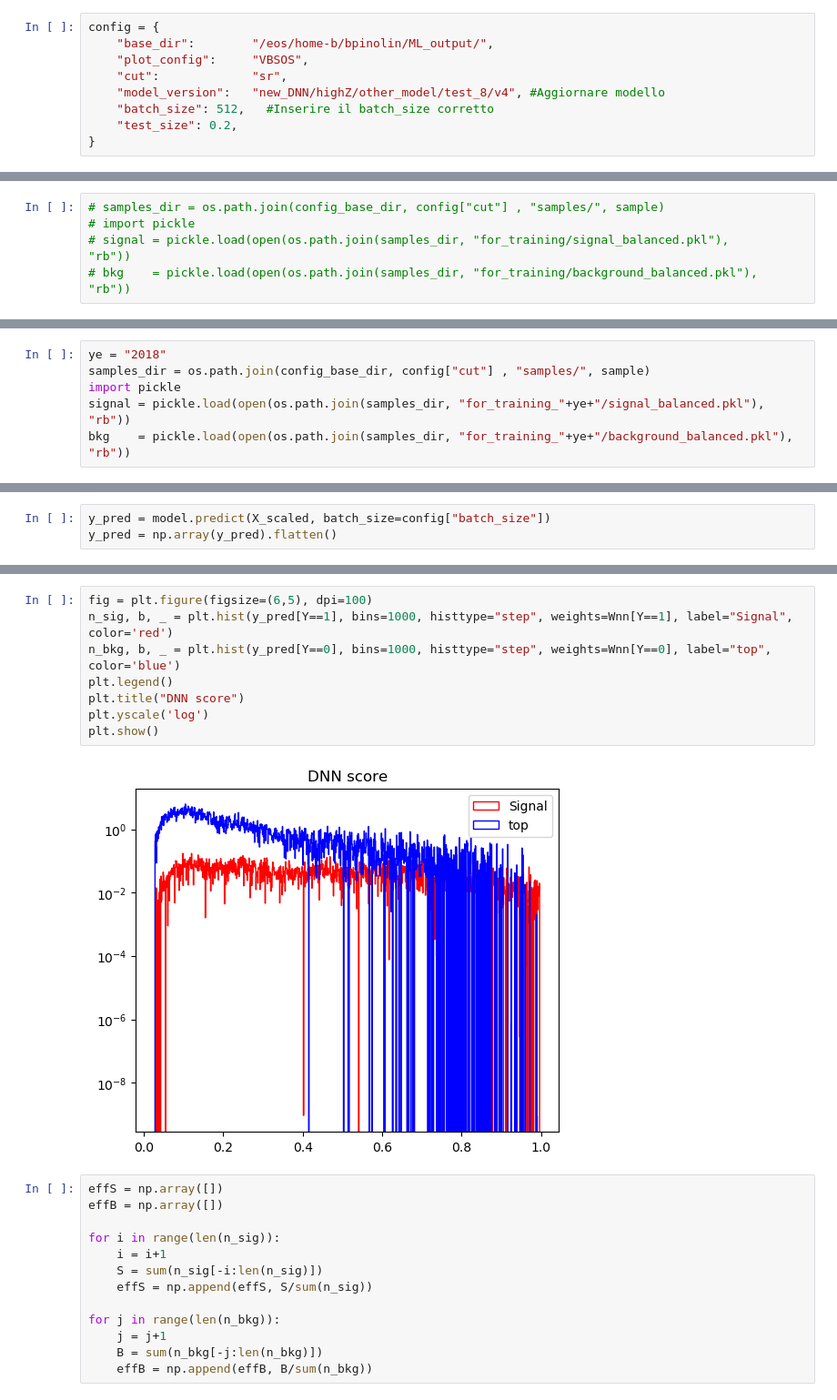
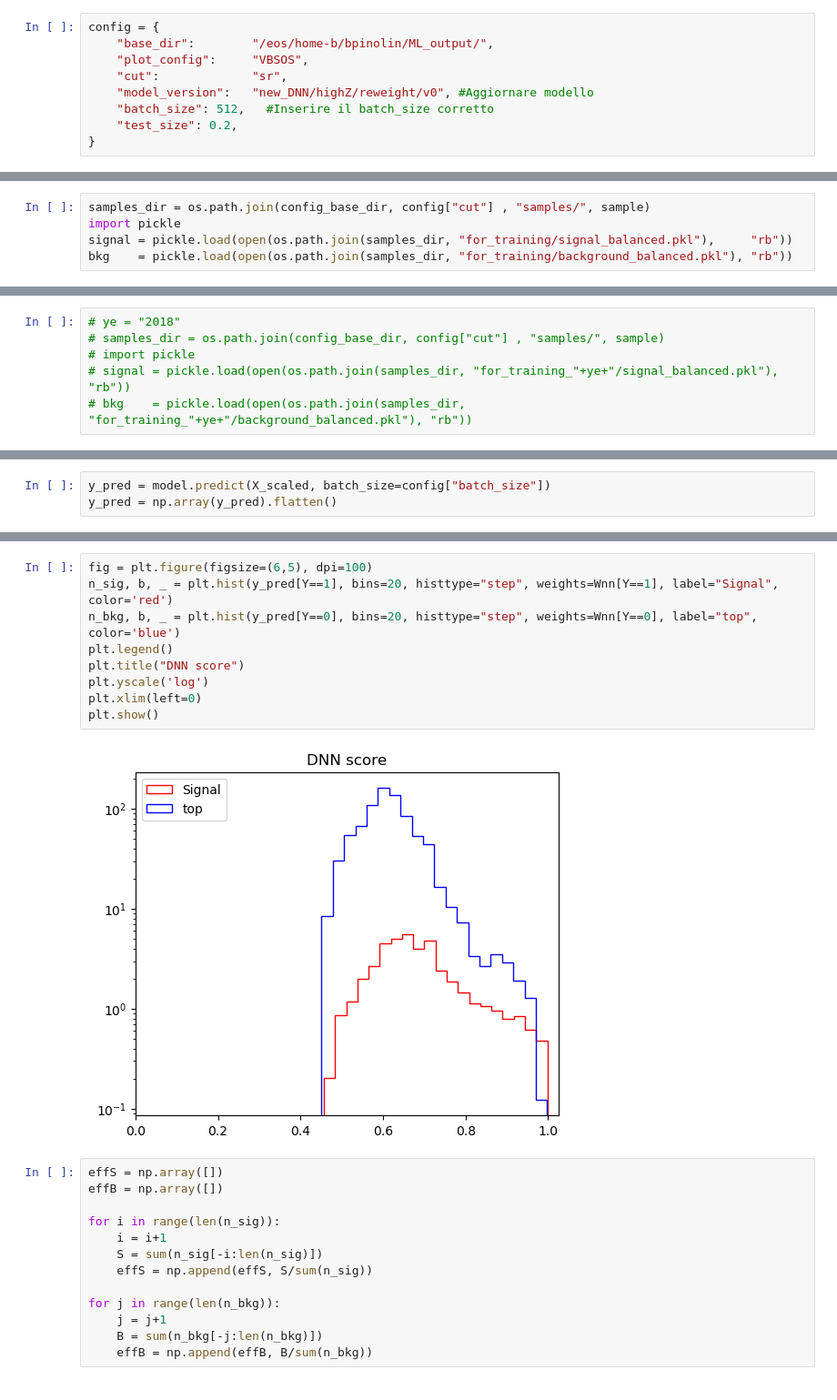
Before and after one commit to BiancaPinolini/ML_classification, a Jupyter notebook: ROC.ipynb, the cells around one changed output, grey strips where cells are left out. Shown at 91% size. Saved outputs shown, nothing was run; the diff lists cells and outputs as text.

Commit message:
new DNN reweight

```diff
--- a/ROC.ipynb
+++ b/ROC.ipynb
@@ -7,7 +7,7 @@ config = {
     "base_dir":        "/eos/home-b/bpinolin/ML_output/",
     "plot_config":     "VBSOS",
     "cut":             "sr",
-    "model_version":   "new_DNN/highZ/other_model/test_8/v4", #Aggiornare modello
+    "model_version":   "new_DNN/highZ/reweight/v0", #Aggiornare modello
     "batch_size": 512,   #Inserire il batch_size corretto
     "test_size": 0.2,
 }
@@ -28,10 +28,10 @@ model_config = yaml.safe_load(model_config_file)
 for key in ["samples_version", "cols"]:
     config[key] = model_config[key]
 # %%
-# samples_dir = os.path.join(config_base_dir, config["cut"] , "samples/", sample)
-# import pickle
-# signal = pickle.load(open(os.path.join(samples_dir, "for_training/signal_balanced.pkl"),     "rb"))
-# bkg    = pickle.load(open(os.path.join(samples_dir, "for_training/background_balanced.pkl"), "rb"))
+samples_dir = os.path.join(config_base_dir, config["cut"] , "samples/", sample)
+import pickle
+signal = pickle.load(open(os.path.join(samples_dir, "for_training/signal_balanced.pkl"),     "rb"))
+bkg    = pickle.load(open(os.path.join(samples_dir, "for_training/background_balanced.pkl"), "rb"))
 # %% [markdown]
 #### Per ottenere le ROC del modello applicato ai vari anni anni è sufficiente
 1. Commentare la casella sopra questa
@@ -40,11 +40,11 @@ for key in ["samples_version", "cols"]:
 
 Ricorda, per commentare e scommentare, seleziona e premi ``ctrl+ù``
 # %%
-ye = "2018"
-samples_dir = os.path.join(config_base_dir, config["cut"] , "samples/", sample)
-import pickle
-signal = pickle.load(open(os.path.join(samples_dir, "for_training_"+ye+"/signal_balanced.pkl"),     "rb"))
-bkg    = pickle.load(open(os.path.join(samples_dir, "for_training_"+ye+"/background_balanced.pkl"), "rb"))
+# ye = "2018"
+# samples_dir = os.path.join(config_base_dir, config["cut"] , "samples/", sample)
+# import pickle
+# signal = pickle.load(open(os.path.join(samples_dir, "for_training_"+ye+"/signal_balanced.pkl"),     "rb"))
+# bkg    = pickle.load(open(os.path.join(samples_dir, "for_training_"+ye+"/background_balanced.pkl"), "rb"))
 # %%
 bkg = bkg.dropna()
 signal = signal.dropna()
@@ -140,13 +140,14 @@ plt.show()
 # %%
 fig = plt.figure(figsize=(6,5), dpi=100)
-n_sig, b, _ = plt.hist(y_pred[Y==1], bins=1000, histtype="step", weights=Wnn[Y==1], label="Signal", color='red')
-n_bkg, b, _ = plt.hist(y_pred[Y==0], bins=1000, histtype="step", weights=Wnn[Y==0], label="top", color='blue')
+n_sig, b, _ = plt.hist(y_pred[Y==1], bins=20, histtype="step", weights=Wnn[Y==1], label="Signal", color='red')
+n_bkg, b, _ = plt.hist(y_pred[Y==0], bins=20, histtype="step", weights=Wnn[Y==0], label="top", color='blue')
 plt.legend()
 plt.title("DNN score")
 plt.yscale('log')
+plt.xlim(left=0)
 plt.show()
 # %% [output]
-[figure, old version]
+[figure, new version]
 # %%
 effS = np.array([])
 effB = np.array([])
```
Also changed, not shown: parts of 5 cells of this notebook, 1 other file.
